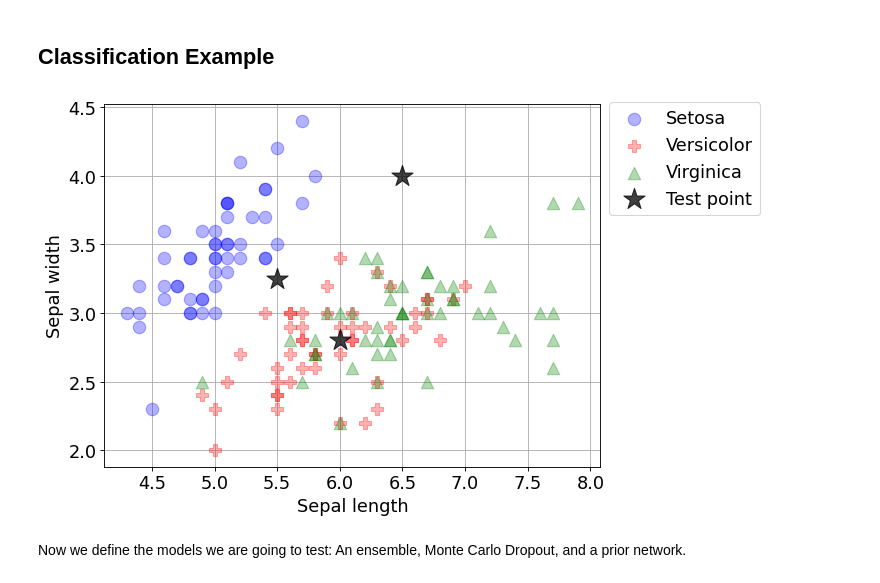
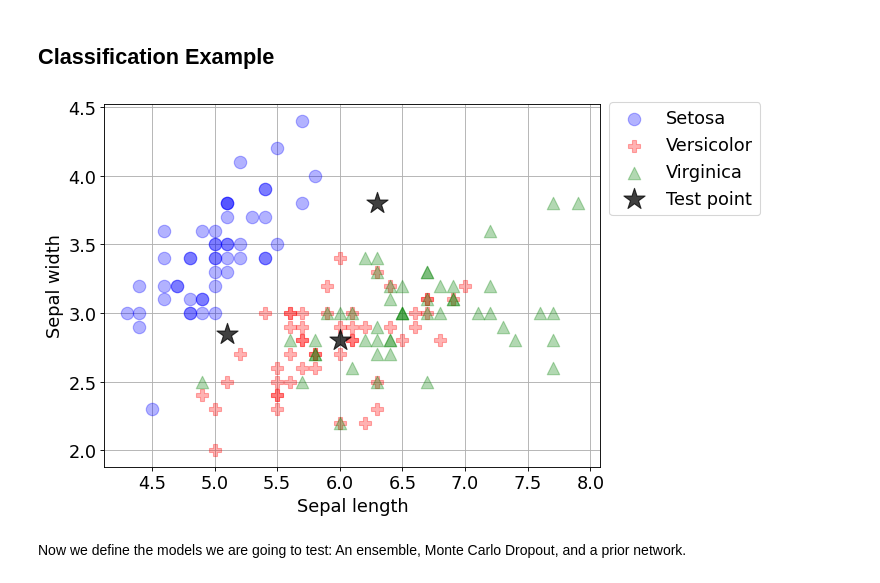
Before and after one commit to Kaleidophon/evidential-deep-learning-survey, a Jupyter notebook: example.ipynb, the cells around one changed output. Cells and saved outputs as stored; diff of their text form; code cells hidden in the pictures.

```diff
--- a/example.ipynb
+++ b/example.ipynb
@@ -29,46 +29,46 @@ if not os.path.exists(IMG_PATH):
 iris_dataset = datasets.load_iris()
 
 # Only retain the first two features per point - sepal length and sepal width
-X = iris_dataset.data[:, :2]
-y = iris_dataset.target
+X_iris = iris_dataset.data[:, :2]
+y_iris = iris_dataset.target
 # %%
 # Plot the dataset!
 plt.figure(figsize=(8, 6), dpi=80)
 plt.grid(visible=True)
 ax = plt.gca()
 
 for label, (marker, color, name) in enumerate(
         zip(["o", "P", "^"], ["blue", "red", "green"], iris_dataset.target_names)
     ):
 
-    selector = (y == label)
+    selector = (y_iris == label)
     plt.scatter(
-        X[selector, 0], X[selector, 1],
+        X_iris[selector, 0], X_iris[selector, 1],
         marker=marker, color=color, alpha=0.3, s=125,
         label=name[0].upper() + name[1:]
     )
 
 # Define test points that will be used later
 TEST_POINT1 = [6, 2.8]
-TEST_POINT2 = [5.5, 3.25]
-TEST_POINT3 = [6.5, 4]
+TEST_POINT2 = [5.1, 2.85]
+TEST_POINT3 = [6.3, 3.8]
 
 for i, (x, y) in zip(
     range(3),
     [TEST_POINT1, TEST_POINT2, TEST_POINT3]
 ):
     label = "Test point" if i == 0 else None
     plt.scatter(x, y, color="black", marker="*", label=label, s=400, alpha=0.75)
 
 ax.set_axisbelow(True)
 ax.set_xlabel("Sepal length", fontsize = 16)
 ax.set_ylabel('Sepal width', fontsize = 16)
 ax.tick_params(axis='both', which='major', labelsize=16)
 lgd = plt.legend(fontsize=16, loc='center left', bbox_to_anchor=(1, 0.85))
 plt.savefig(f"{IMG_PATH}/classification_example.png", bbox_extra_artists=(lgd,), bbox_inches='tight')
 plt.show()
 # %% [output]
-[figure, old version]
+[figure, new version]
 # %% [markdown]
 Now we define the models we are going to test: An ensemble, Monte Carlo Dropout, and a prior network.
 # %%
```
Also changed, not shown: parts of 16 cells of this notebook, 11 other files.
